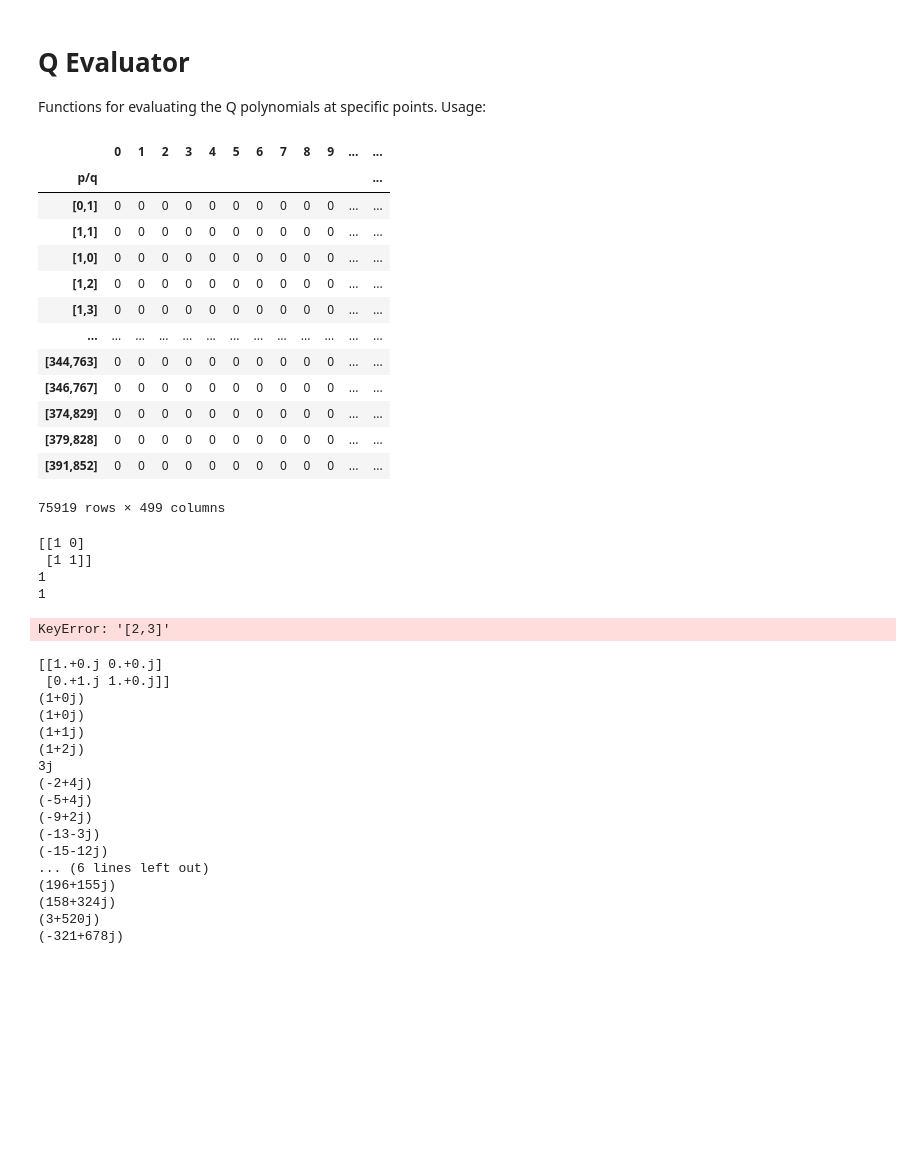
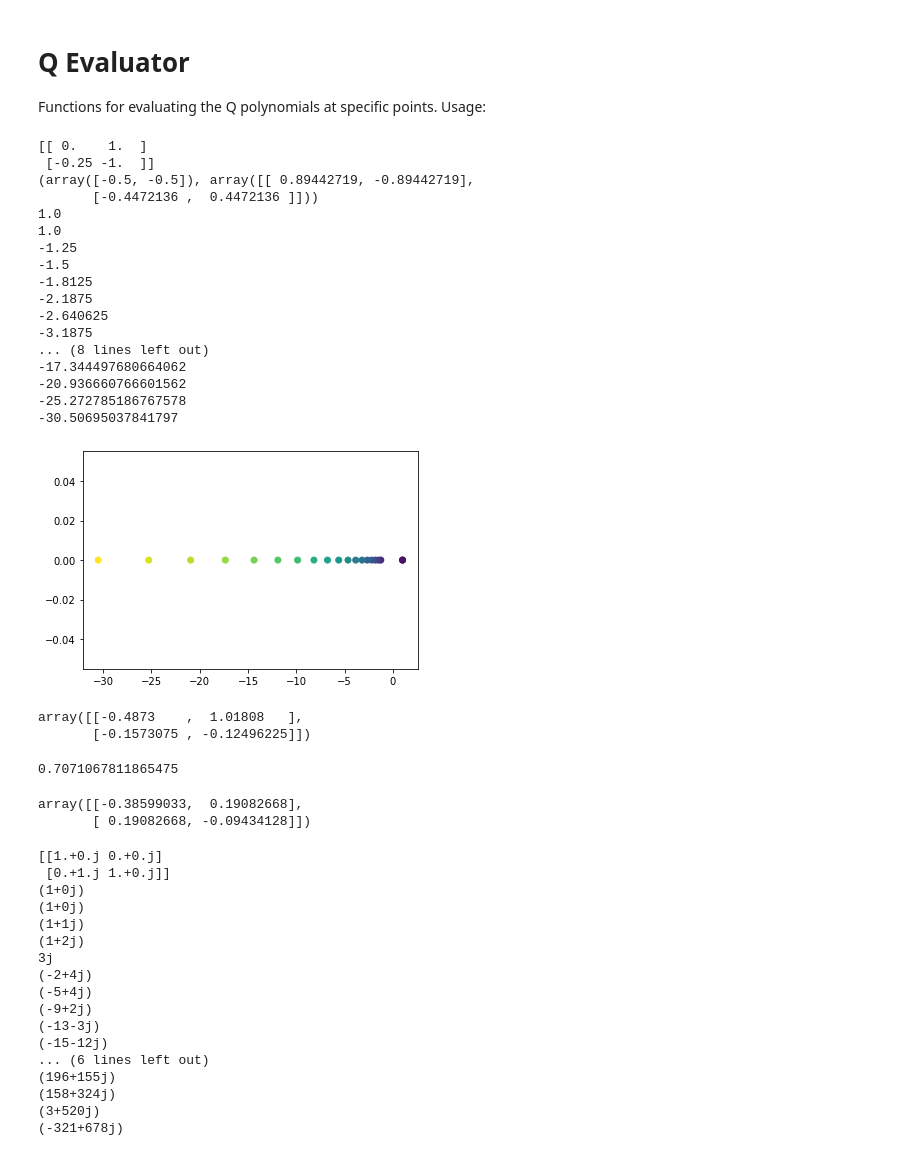
Before and after one commit to georgeglidden/rutabaga, a Jupyter notebook: Notebooks/01-00-km-Evaluating_Q_SPQFs.ipynb, the cells around one changed output. Saved outputs shown, nothing was run; the diff lists cells and outputs as text; code cells hidden in the pictures; blank space fills up the shorter version.

Commit message:
Added cauliflower constructor and experiments with subsetting notebooks

```diff
--- a/Notebooks/01-00-km-Evaluating_Q_SPQFs.ipynb
+++ b/Notebooks/01-00-km-Evaluating_Q_SPQFs.ipynb
@@ -12,6 +7,6 @@ csv.writer(open("data/q_to_denom_1000_T.csv", "w")).writerows(a)
 # %%
 import pandas as pd
-polys = pd.read_csv('data/q_to_denom_500.csv',dtype=str)
+polys = pd.read_csv('../data/q_to_denom_500.csv',dtype=str)
 polys.rename(columns={'Unnamed: 0':'p/q'},inplace=True)
 polys.set_index('p/q', inplace=True)
 # %%
@@ -20,9 +15,15 @@ def eval_q_at_x(fraction, x):
     Retrieves the Q polynomial of the specified fraction. Evaluates the polynomial at the given point x.
     The fraction should be passed as an array.
     """
-    string_fraction = f"[{fraction[0]},{fraction[1]}]"
+    # handle fractions larger than 1/2, for which all the denominators are just reversed
+    if fraction[0]/fraction[1]>0.5:
+        const=-1
+        string_fraction = f"[{fraction[1]-fraction[0]},{fraction[1]}]"
+    else:
+        const = 1
+        string_fraction = f"[{fraction[0]},{fraction[1]}]"
     p = polys.loc[string_fraction].to_list()
-    p = [int(s) for s in p]
+    p = [int(s)*const for s in p]
     # cuts off leading zeros
     i = 0
     sum = p[i]
@@ -35,23 +36,6 @@ def eval_q_at_x(fraction, x):
     for i, coeff in enumerate(p[::-1]):
         val += x**i * coeff
     return val
-# %%
-polys
-# %% [output]
-|  | 0 | 1 | 2 | 3 | 4 | 5 | 6 | 7 | 8 | 9 | ... | ... |
-| p/q |  |  |  |  |  |  |  |  |  |  |  | ... |
-| [0,1] | 0 | 0 | 0 | 0 | 0 | 0 | 0 | 0 | 0 | 0 | ... | ... |
-| [1,1] | 0 | 0 | 0 | 0 | 0 | 0 | 0 | 0 | 0 | 0 | ... | ... |
-| [1,0] | 0 | 0 | 0 | 0 | 0 | 0 | 0 | 0 | 0 | 0 | ... | ... |
-| [1,2] | 0 | 0 | 0 | 0 | 0 | 0 | 0 | 0 | 0 | 0 | ... | ... |
-| [1,3] | 0 | 0 | 0 | 0 | 0 | 0 | 0 | 0 | 0 | 0 | ... | ... |
-| ... | ... | ... | ... | ... | ... | ... | ... | ... | ... | ... | ... | ... |
-| [344,763] | 0 | 0 | 0 | 0 | 0 | 0 | 0 | 0 | 0 | 0 | ... | ... |
-| [346,767] | 0 | 0 | 0 | 0 | 0 | 0 | 0 | 0 | 0 | 0 | ... | ... |
-| [374,829] | 0 | 0 | 0 | 0 | 0 | 0 | 0 | 0 | 0 | 0 | ... | ... |
-| [379,828] | 0 | 0 | 0 | 0 | 0 | 0 | 0 | 0 | 0 | 0 | ... | ... |
-| [391,852] | 0 | 0 | 0 | 0 | 0 | 0 | 0 | 0 | 0 | 0 | ... | ... |
-75919 rows × 499 columns
 # %%
 import numpy as np
 import matplotlib.pyplot as plt
@@ -60,10 +44,12 @@ def down_the_triangle(alpha, gamma, x):
     gamma = np.array(gamma)
     # print recurrence matrix for gamma
     R = np.array(
-    [[1,0],
+    [[0,1],
     [(-1)**(gamma[0]+1)* x**gamma[1], eval_q_at_x(gamma, x)]]
     )
     print(R)
+    # eigendecompose R
+    print(np.linalg.eig(R))
     # print x evaluated at the polynomials alpha +n gamma
     seq = []
     for i in range(20):
@@ -77,13 +63,43 @@ def down_the_triangle(alpha, gamma, x):
     plt.scatter(reals,imags, c= colors)
 # %%
 # from 0 to 1, the Fibonacci sequence
-down_the_triangle([0,1],[1,1],1)
+down_the_triangle([0,1],[1,1],-0.25)
 # %% [output]
-[[1 0]
- [1 1]]
-1
-1
+[[ 0.    1.  ]
+ [-0.25 -1.  ]]
+(array([-0.5, -0.5]), array([[ 0.89442719, -0.89442719],
+       [-0.4472136 ,  0.4472136 ]]))
+1.0
+1.0
+-1.25
+-1.5
+-1.8125
+-2.1875
+-2.640625
+-3.1875
+... (8 lines left out)
+-17.344497680664062
+-20.936660766601562
+-25.272785186767578
+-30.50695037841797
-KeyError: '[2,3]'
+[figure, added]
+# %%
+R = np.array([[0,1],[-0.25,-1]])
+V = np.array([[0.89,0.707],[-0.44,0.707]])
+AS = V.T @ R @ V
+AS
+# %% [output]
+array([[-0.4873    ,  1.01808   ],
+       [-0.1573075 , -0.12496225]])
+# %%
+1/2**0.5
+# %% [output]
+0.7071067811865475
+# %%
+V @ AS @ V.T
+# %% [output]
+array([[-0.38599033,  0.19082668],
+       [ 0.19082668, -0.09434128]])
 # %%
 down_the_triangle([0,1],[1,1],0+1j)
 # %% [output]
```
Also changed, not shown: parts of 1 cell of this notebook, 21 other files.
